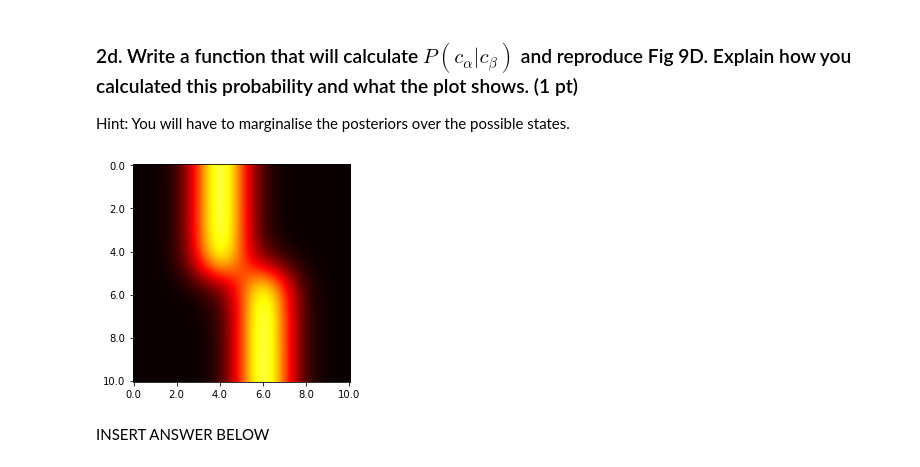
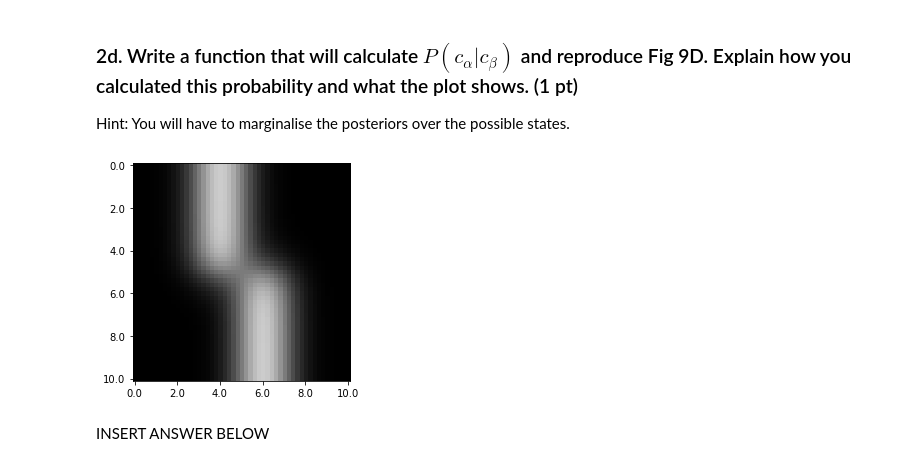
Before and after one commit to lolotta/Neural_Modeling, a Jupyter notebook: HW4/two_stage_FIRSTNAME_LASTNAME.ipynb, the cells around one changed output. Drawn from its saved outputs; the diff is of its cells as text; code cells hidden in the pictures.

```diff
--- a/HW4/two_stage_FIRSTNAME_LASTNAME.ipynb
+++ b/HW4/two_stage_FIRSTNAME_LASTNAME.ipynb
@@ -100,7 +100,7 @@ INSERT ANSWER BELOW
 # %%
 # INSERT CODE BELOW
 def value_at_alpha(posterior_x1, posterior_x2):
-    v_alpha = np.max((posterior_x1, posterior_x2))
+    v_alpha = np.max((posterior_x1, posterior_x2), axis=0)
     return v_alpha
 # %%
 n = 101
@@ -143,7 +143,7 @@ def get_c_alpha_given_c_beta(c_alpha, c_beta):
     c_alpha_given_c_beta = prob_c_alpha_and_c_beta / prob_c_beta
     return c_alpha_given_c_beta
 # %%
-n = 11
+n = 51
 cs = np.linspace(0,10,n)
 
 ps = np.zeros(shape=(n,n))
@@ -151,13 +151,13 @@ for c_beta in range(cs.shape[0]):
     for c_alpha in range(cs.shape[0]):
         ps[c_beta,c_alpha] = get_c_alpha_given_c_beta(c_alpha=cs[c_alpha], c_beta=cs[c_beta])
 # %%
-plt.imshow(ps, cmap='hot', vmin=0, vmax=1)
+plt.imshow(ps, cmap='gray', vmin=0, vmax=1)
 ticks = np.linspace(0,10,6)
 plt.xticks(ticks*(n//10), ticks)
 plt.yticks(ticks*(n//10), ticks)
 plt.show()
 # %% [output]
-[figure, old version]
+[figure, new version]
 # %% [markdown]
 INSERT ANSWER BELOW
 # %% [markdown]
```
Also changed, not shown: parts of 3 cells of this notebook.
